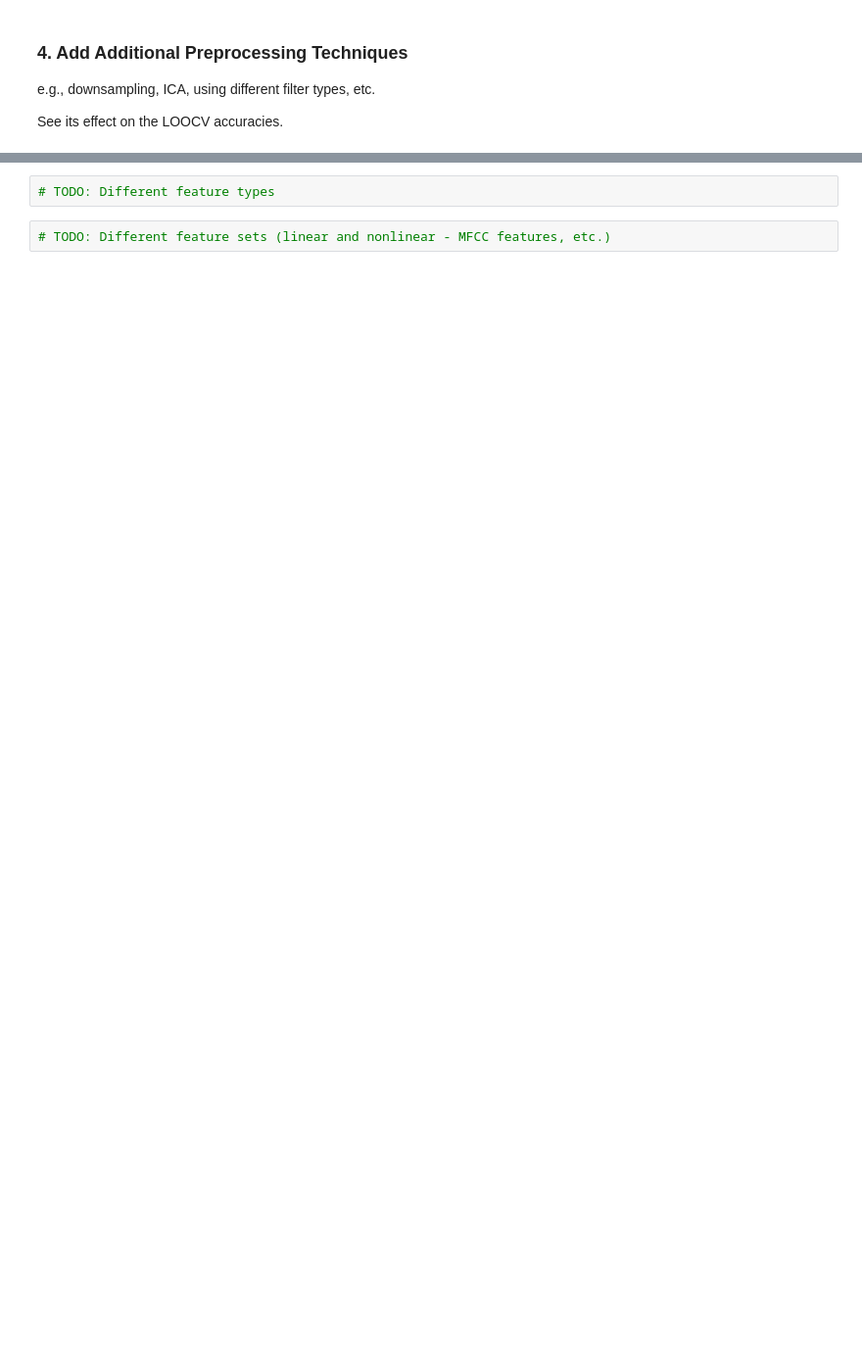
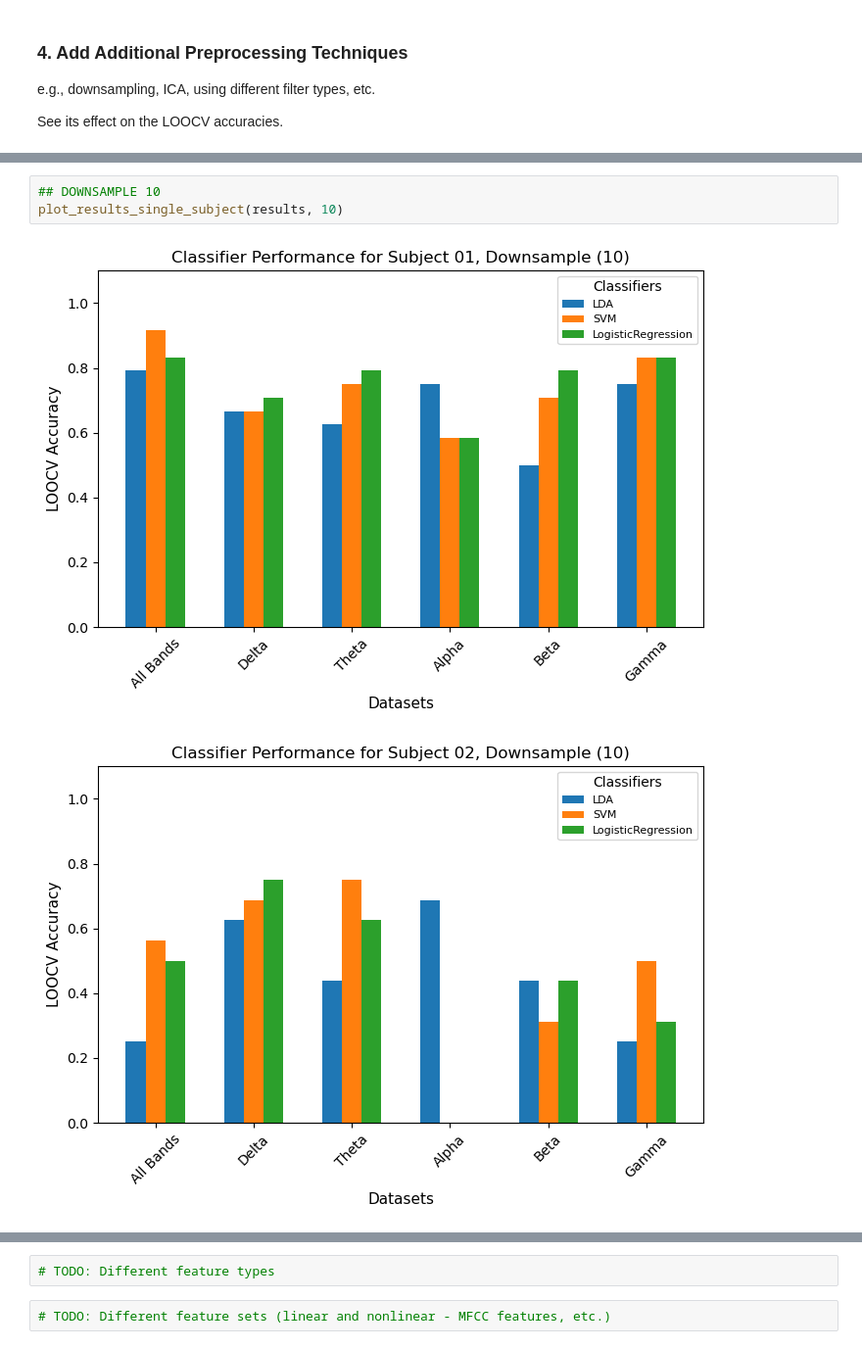
Before and after one commit to michaela10c/neurofeedback_analysis_pipeline, a Jupyter notebook: EEG_Data_Analysis_Pipeline.ipynb, the cells around one changed output, grey strips where cells are left out. Shown: that part at 98% size. Cells and saved outputs as stored; diff of their text form; blank space fills up the shorter version.

```diff
--- a/EEG_Data_Analysis_Pipeline.ipynb
+++ b/EEG_Data_Analysis_Pipeline.ipynb
@@ -342,0 +427,6 @@ See its effect on the LOOCV accuracies.
+# %%
+## DOWNSAMPLE 10
+plot_results_single_subject(results, 10)
+# %% [output]
+[figure, added]
+[figure, added]
```
Also changed, not shown: parts of 30 cells of this notebook.
